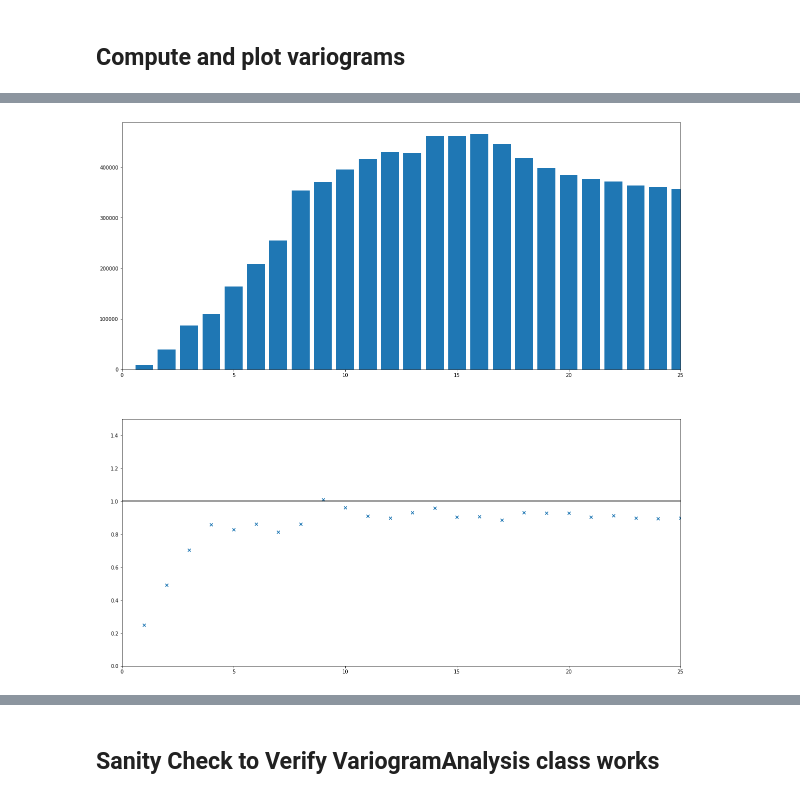
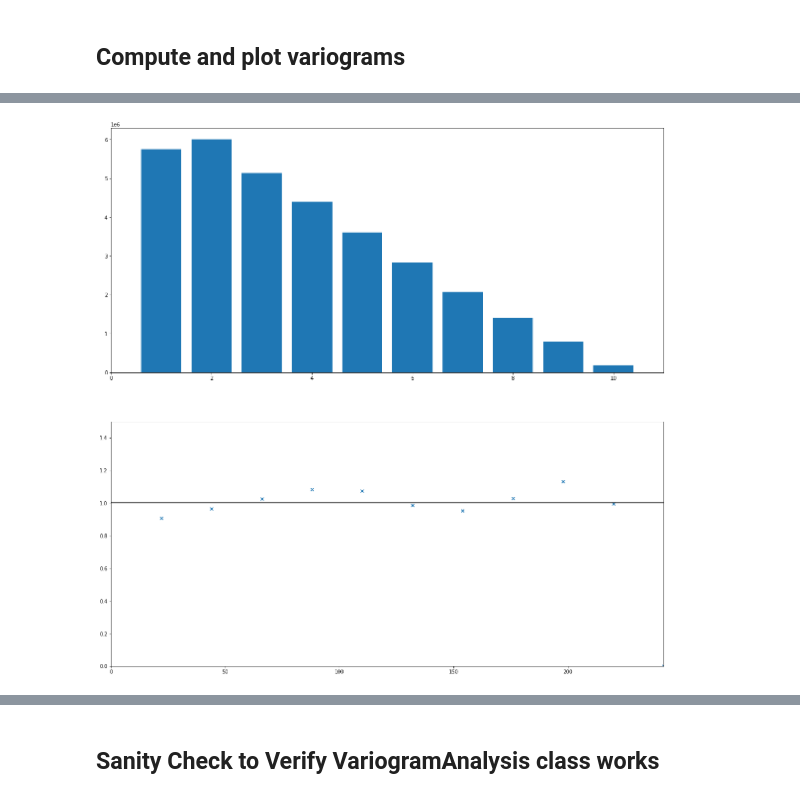
Before and after one commit to MariusWiggert/OceanPlatformControl, a Jupyter notebook: ocean_navigation_simulator/generative_error_model/test_variogram.ipynb, the cells around one changed output, grey strips where cells are left out. Saved outputs shown, nothing was run; the diff lists cells and outputs as text; code cells hidden in the pictures.

```diff
--- a/ocean_navigation_simulator/generative_error_model/test_variogram.ipynb
+++ b/ocean_navigation_simulator/generative_error_model/test_variogram.ipynb
@@ -19,12 +19,9 @@ from ipywidgets import interact, interactive, IntSlider
 import numpy as np
 import os
 
-# # load data for 40 days
-# dataset_name = DatasetName.AREA1
-# data = load_dataset(dataset_name)
-
 dataset_name = DatasetName.AREA1
-data = load_single_file(dataset_name, file_idx=10)
+data = load_single_file(dataset_name, file_idx=0) # 8000 pts
+# data = load_dataset(dataset_name)[:10000] # 300,000 pts
 
 # convert time axis to datetime
 data["time"] = pd.to_datetime(data["time"])
@@ -81,11 +76,7 @@ display(time)
 ## Compute and plot variograms
 # %%
 # Variogram calculation
-vario_ana = VariogramAnalysis(data)
-vario_ana.detrend(detrend_var="lon", num_bins=5)
-bins, bins_count = vario_ana.build_variogram_gen((0.25,0.25,1), 1, chunk_size=int(1e6),\
-    detrended=True, cross_buoy_pairs_only=False)
-
-# plots
-vario_ana.plot_histograms()
-vario_ana.plot_variograms("u")
+V = VariogramAnalysis(data)
+V.detrend(detrend_var="lat", num_bins=1)
+bins, bins_count = V.build_variogram_gen((0.5,0.5,1), 22, chunk_size=int(1e6),\
+    detrended=True, cross_buoy_pairs_only=True)
@@ -95,25 +90,25 @@ vario_ana.plot_variograms("u")
 # %%
 # plot combined histogram by taking euclidean distance to compute lag scalar
-total_bins_count = vario_ana.total_bins_count
-total_bins = vario_ana.total_bins
-total_res = vario_ana.total_res
+total_bins_count = V.total_bins_count
+total_bins = V.total_bins
+total_res = V.total_res
 
-cutoff = 25
+cutoff = 11
 error_var = 0
 
 fig, axs = plt.subplots(2,1, figsize=(20,20))
 axs[0].bar(np.arange(len(total_bins_count[:cutoff,0]))+1, total_bins_count[:cutoff,error_var])
 axs[0].set_xlim((0,len(total_bins[:cutoff])))
 axs[1].scatter(total_res*(np.arange(len(total_bins_count[:cutoff,0]))+1), total_bins[:cutoff,error_var], marker="x")
 axs[1].set_xlim((0,len(total_bins[:cutoff])*total_res))
 axs[1].plot(total_res*np.arange(len(total_bins[:cutoff])+1), np.full(len(total_bins[:cutoff])+1, 1), color="k")
 axs[1].set_ylim([0,1.5])
 plt.show()
 
 # export data for fitting test
 x = total_res*(np.arange(len(total_bins_count[:cutoff,0]))+1)
 y = total_bins[:cutoff,0]
 variogram_pts = pd.DataFrame({"lag":x, "semivariance":y})
 variogram_pts.to_csv("/home/jonas/Downloads/variogram_pts.csv", index_label=False)
 # %% [output]
-[figure, old version]
+[figure, new version]
```
Also changed, not shown: parts of 7 cells of this notebook, 3 other files.
